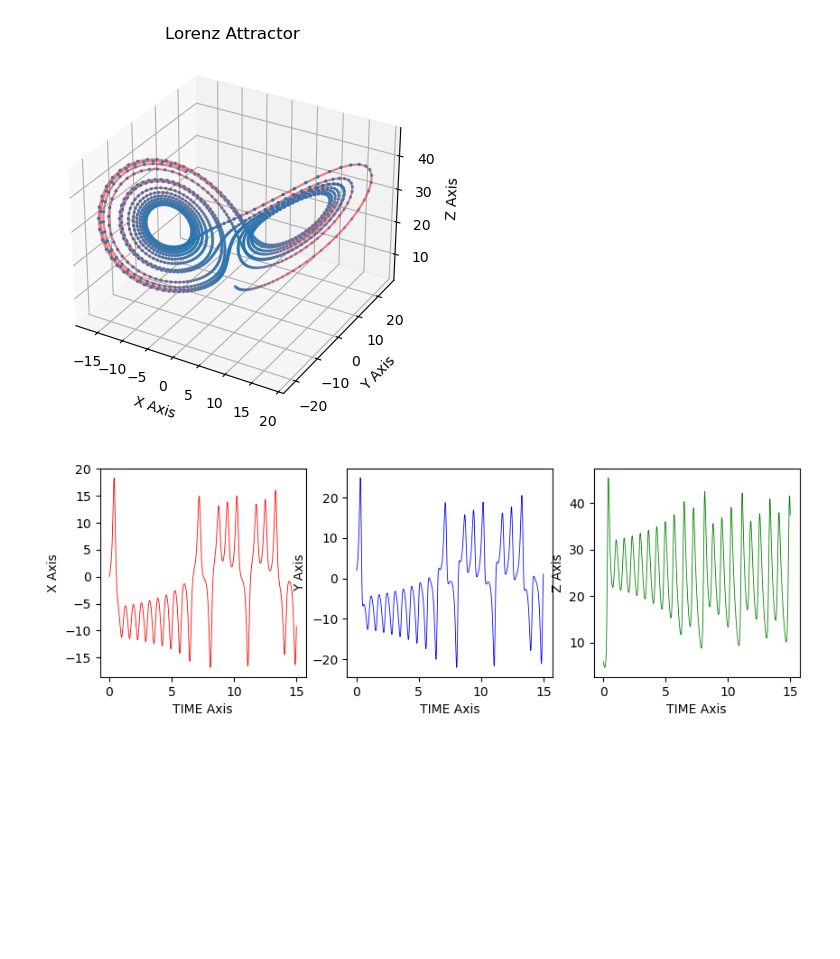
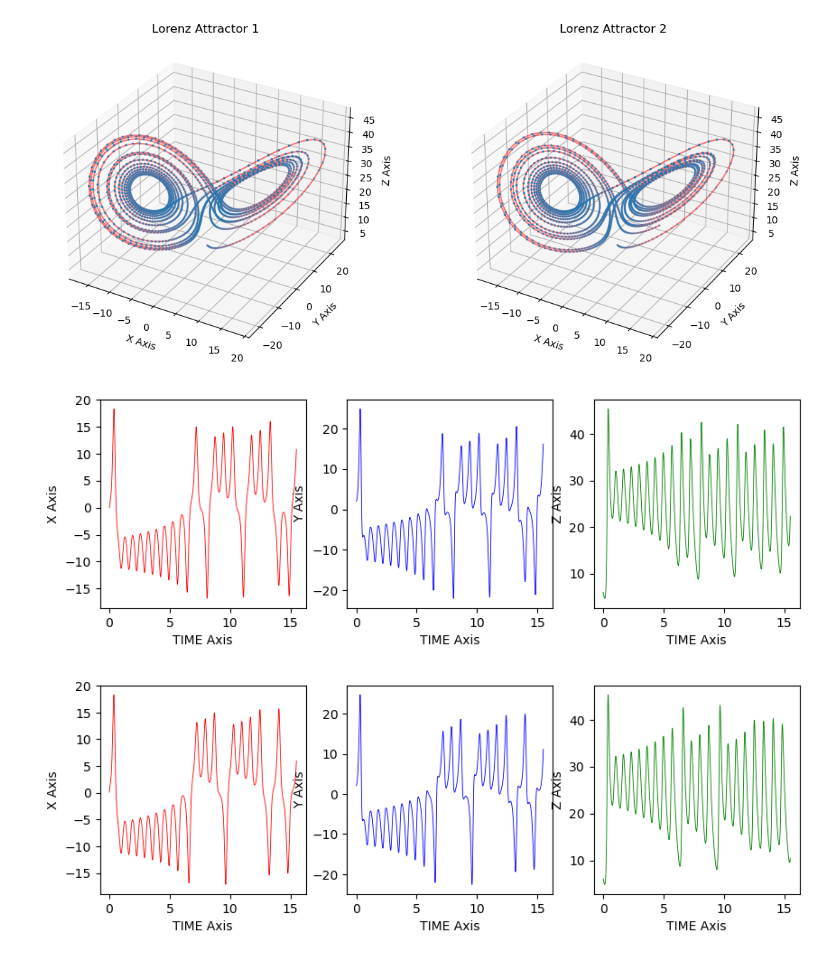
Before and after one commit to are-dynamic-2024-g3/effet-papillon, a Jupyter notebook: Different_perspectives_of_plots(Lorenz_Attractor_plots).ipynb, the cells around one changed output. Cells and saved outputs as stored; diff of their text form; code cells hidden in the pictures; blank space fills up the shorter version.

```diff
--- a/Different_perspectives_of_plots(Lorenz_Attractor_plots).ipynb
+++ b/Different_perspectives_of_plots(Lorenz_Attractor_plots).ipynb
@@ -15,49 +15,87 @@ def lorenz(etat, t, sigma, rho, beta):
     return [deriv_x, deriv_y, deriv_z]
 
 dt = 0.01
-t = np.arange(0, dt*1500, dt)
+t = np.arange(0, dt*1550, dt)
 
 etat_initial = [0.0, 2.0, 6.0]
 
 solution = odeint(lorenz, etat_initial, t, args=(sigma, rho, beta))
 
 x = solution[:, 0]
 y = solution[:, 1]
 z = solution[:, 2]
+# Deuxième simulation
+dt2 = 0.01
+t2 = np.arange(0, dt2*1550, dt2)
+etat_initial2 = [0.1, 2.1, 6.1]
+solution2 = odeint(lorenz, etat_initial2, t2, args=(sigma, rho, beta))
+x2 = solution2[:, 0]
+y2 = solution2[:, 1]
+z2 = solution2[:, 2]
 
-fig = plt.figure()
-ax = fig.add_subplot(111, projection='3d')
+# Création de la figure et des sous-graphiques
+fig, axes = plt.subplots(1, 2, figsize=(12, 5), subplot_kw={'projection':'3d'})
 
-ax.scatter(x, y, z, s=2)
-ax.plot(x, y, z, color='r', alpha=0.5)
-ax.set_xlabel("X Axis")
-ax.set_ylabel("Y Axis")
-ax.set_zlabel("Z Axis")
-ax.set_title("Lorenz Attractor")
+# Graphique 1
+axes[0].scatter(x, y, z, s=2)
+axes[0].plot(x, y, z, color='r', alpha=0.5)
+axes[0].set_xlabel("X Axis")
+axes[0].set_ylabel("Y Axis")
+axes[0].set_zlabel("Z Axis")
+axes[0].set_title("Lorenz Attractor 1")
 
+# Graphique 2
+axes[1].scatter(x2, y2, z2, s=2)
+axes[1].plot(x2, y2, z2, color='r', alpha=0.5)
+axes[1].set_xlabel("X Axis")
+axes[1].set_ylabel("Y Axis")
+axes[1].set_zlabel("Z Axis")
+axes[1].set_title("Lorenz Attractor 2")
+
+plt.tight_layout()
 plt.show()
 
-fig, ax = plt.subplots(1, 3, figsize=(10, 3))
+
+
+fig2, ax = plt.subplots(1, 3, figsize=(10, 3))
 
 ax[0].plot(t,x, color='r', alpha=1, linewidth=0.6)
 ax[0].set_xlabel("TIME Axis")
 ax[0].set_ylabel("X Axis")
 
 ax[1].plot(t,y, color='b', alpha=1, linewidth=0.6)
 ax[1].set_xlabel("TIME Axis")
 ax[1].set_ylabel("Y Axis")
 
 
 ax[2].plot(t,z, color='g', alpha=1, linewidth=0.6)
 ax[2].set_xlabel("TIME Axis")
 ax[2].set_ylabel("Z Axis")
 
 
+fig3, ax = plt.subplots(1, 3, figsize=(10, 3))
+
+ax[0].plot(t,x2, color='r', alpha=1, linewidth=0.6)
+ax[0].set_xlabel("TIME Axis")
+ax[0].set_ylabel("X Axis")
+
+ax[1].plot(t,y2, color='b', alpha=1, linewidth=0.6)
+ax[1].set_xlabel("TIME Axis")
+ax[1].set_ylabel("Y Axis")
+
+
+ax[2].plot(t,z2, color='g', alpha=1, linewidth=0.6)
+ax[2].set_xlabel("TIME Axis")
+ax[2].set_ylabel("Z Axis")
+
+
+
 
 plt.show()
 # %% [output]
-[figure, old version]
+[figure, new version]
-[figure, old version]
+[figure, new version]
+[figure, added]
 # %%
 
 fig, ax = plt.subplots(1, 3, figsize=(12, 3))
```
